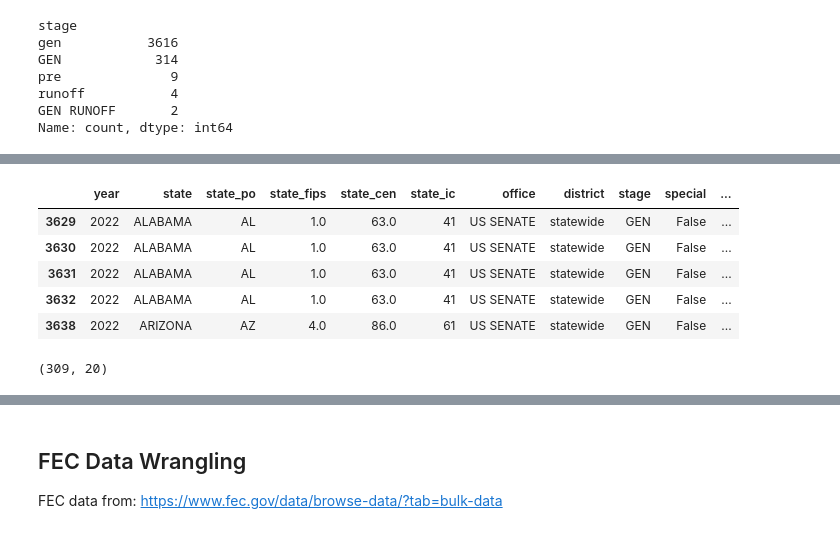
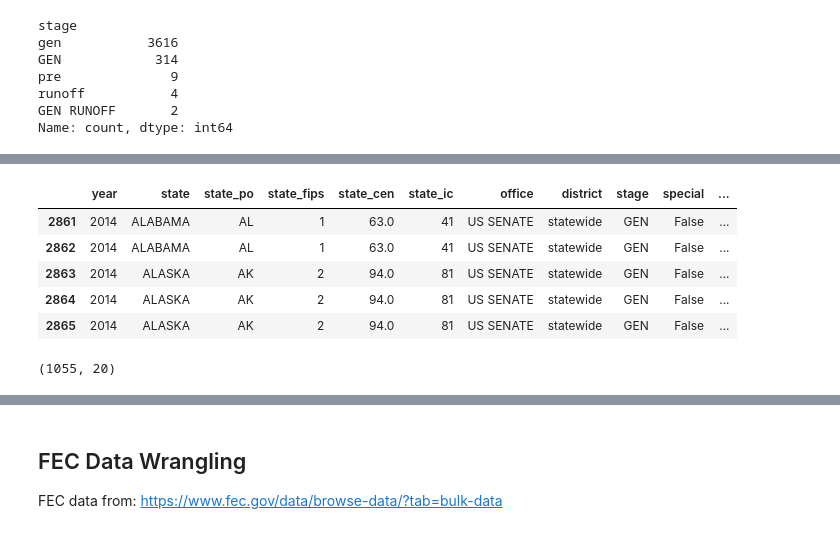
Before and after one commit to Hackquantumcpp/snoutcounter-midterms-2026-model, a Jupyter notebook: 01SEN-past-results-senate-wrangling.ipynb, the cells around one changed output, grey strips where cells are left out. Drawn from its saved outputs; the diff is of its cells as text; code cells hidden in the pictures.

```diff
--- a/01SEN-past-results-senate-wrangling.ipynb
+++ b/01SEN-past-results-senate-wrangling.ipynb
@@ -87,15 +87,15 @@ res = pd.concat([res, ak_res_rcv], axis=0)
 res['candidate'] = res['candidate'].astype(str).map(ftfy.fix_text)
 # %%
 cutoff_year = 2014
-res = res[(res['year'] >= cutoff_year - 2) & (res['stage'] in ['GEN', 'GEN_RUNOFF']) & (res['mode'] == 'TOTAL')]
+res = res[(res['year'] >= cutoff_year) & (res['mode'] == 'TOTAL')]
 res.head()
 # %% [output]
 |  | year | state | state_po | state_fips | state_cen | state_ic | office | district | stage | special | ... |
-| 3629 | 2022 | ALABAMA | AL | 1.0 | 63.0 | 41 | US SENATE | statewide | GEN | False | ... |
-| 3630 | 2022 | ALABAMA | AL | 1.0 | 63.0 | 41 | US SENATE | statewide | GEN | False | ... |
-| 3631 | 2022 | ALABAMA | AL | 1.0 | 63.0 | 41 | US SENATE | statewide | GEN | False | ... |
-| 3632 | 2022 | ALABAMA | AL | 1.0 | 63.0 | 41 | US SENATE | statewide | GEN | False | ... |
-| 3638 | 2022 | ARIZONA | AZ | 4.0 | 86.0 | 61 | US SENATE | statewide | GEN | False | ... |
+| 2861 | 2014 | ALABAMA | AL | 1 | 63.0 | 41 | US SENATE | statewide | GEN | False | ... |
+| 2862 | 2014 | ALABAMA | AL | 1 | 63.0 | 41 | US SENATE | statewide | GEN | False | ... |
+| 2863 | 2014 | ALASKA | AK | 2 | 94.0 | 81 | US SENATE | statewide | GEN | False | ... |
+| 2864 | 2014 | ALASKA | AK | 2 | 94.0 | 81 | US SENATE | statewide | GEN | False | ... |
+| 2865 | 2014 | ALASKA | AK | 2 | 94.0 | 81 | US SENATE | statewide | GEN | False | ... |
 # %%
 # res = res[~(res['candidate'] == 'DAVID ALEXANDER')]
 # %%
@@ -115,7 +115,16 @@ res.head()
 
 # # res_notfusion = res[~res['fusion_ticket']]
 # res = res_fusion.reset_index() # pd.concat([res_fusion.reset_index(), res_notfusion])
-# %%
-res.shape
-# %% [output]
-(309, 20)
+# %%
+## Handle Georgia runoffs
+## We want to train on the head-to-head runoff elections, not the GEN before
+res_ga = res[(res['state_po'] == 'GA') &
+             (res['year'].isin([2021, 2022]))]
+res = res[~((res['state_po'] == 'GA') &
+             (res['year'].isin([2020, 2021, 2022])))]
+res_ga = res_ga[res_ga['stage'].isin(['RUNOFF', 'GEN RUNOFF'])]
+res = pd.concat([res, res_ga], axis=0)
+res['year'] = res['year'].map(lambda x: 2020 if x == 2021 else x) ## For training purposes
+res.shape
+# %% [output]
+(1055, 20)
```
Also changed, not shown: parts of 27 cells of this notebook, 1 other file.
